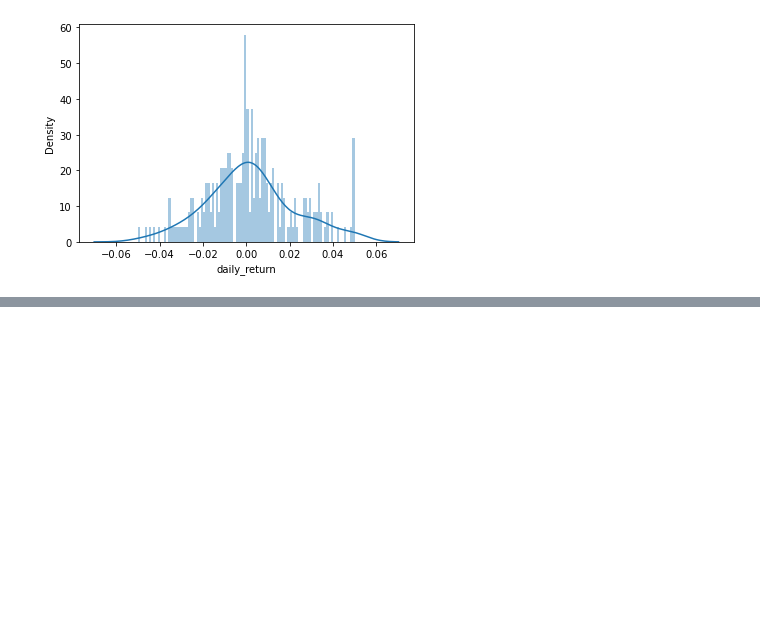
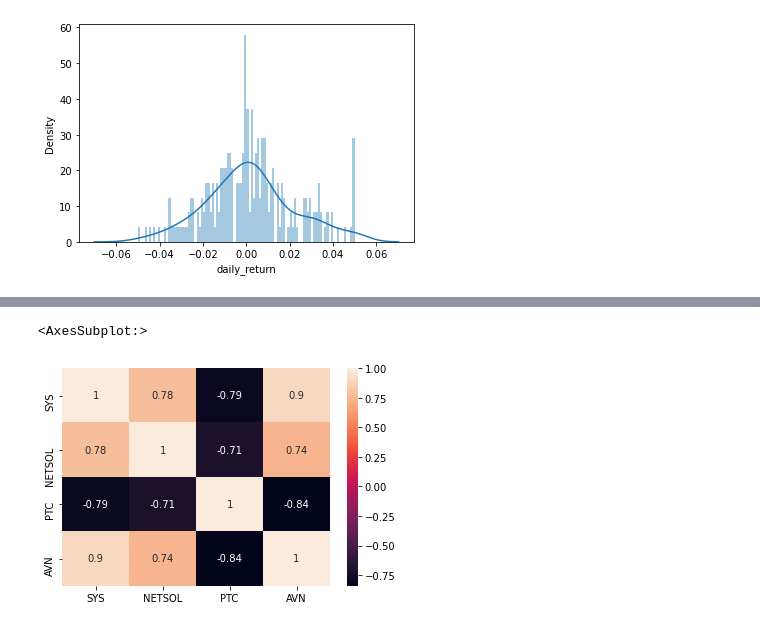
Before and after one commit to simiel/Predictive-Analysis-with-Python, a Jupyter notebook: Project1.ipynb, the cells around one changed output, grey strips where cells are left out. Cells and saved outputs as stored; diff of their text form; code cells hidden in the pictures; blank space fills up the shorter version.

Commit message:
Generated correlations between closing prices of companies

```diff
--- a/Project1.ipynb
+++ b/Project1.ipynb
@@ -106,0 +109,3 @@ Most of the values are close to zero, the stock of SYS seem stable over the peri
+# %%
+correlation_data = pd.DataFrame({'SYS':SYS['Close'],'NETSOL':NETSOL['Close'],'PTC':PTC['Close'],'AVN':AVN['Close'],})
+correlation_data.head()
@@ -106,0 +120,3 @@ Most of the values are close to zero, the stock of SYS seem stable over the peri
+# %%
+correlation_values = correlation_data.corr()
+correlation_values
@@ -106,0 +129,5 @@ Most of the values are close to zero, the stock of SYS seem stable over the peri
+# %%
+sns.heatmap(correlation_values,annot=True)
+# %% [output]
+<AxesSubplot:>
+[figure, added]
```
Also changed, not shown: parts of 5 cells of this notebook.
